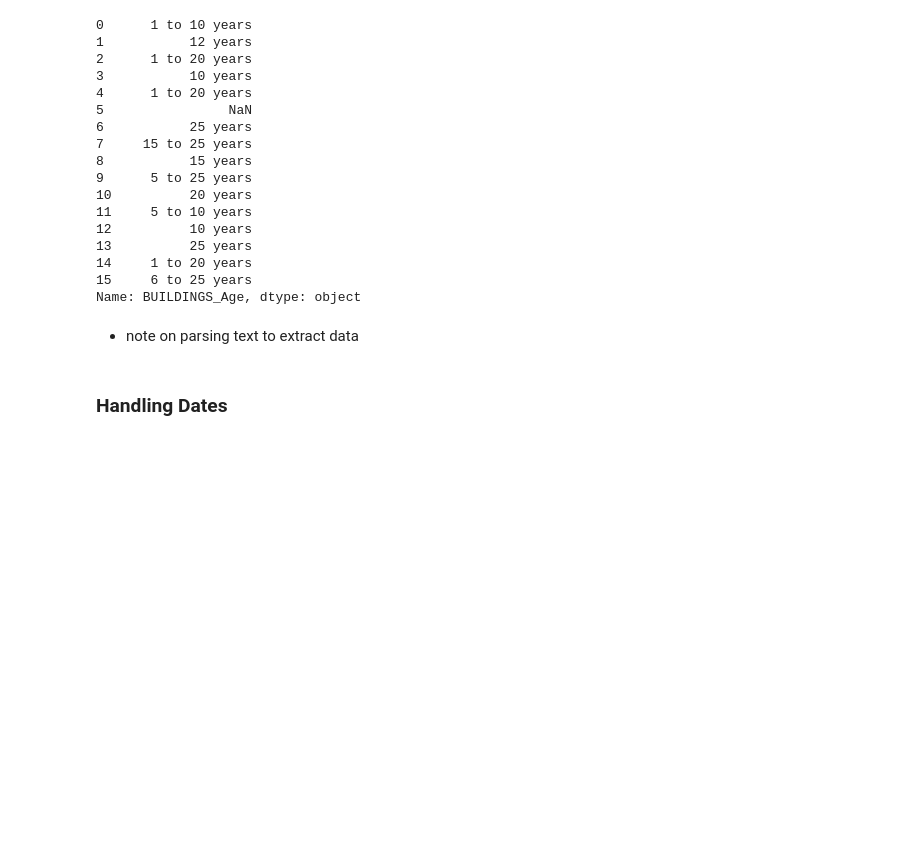
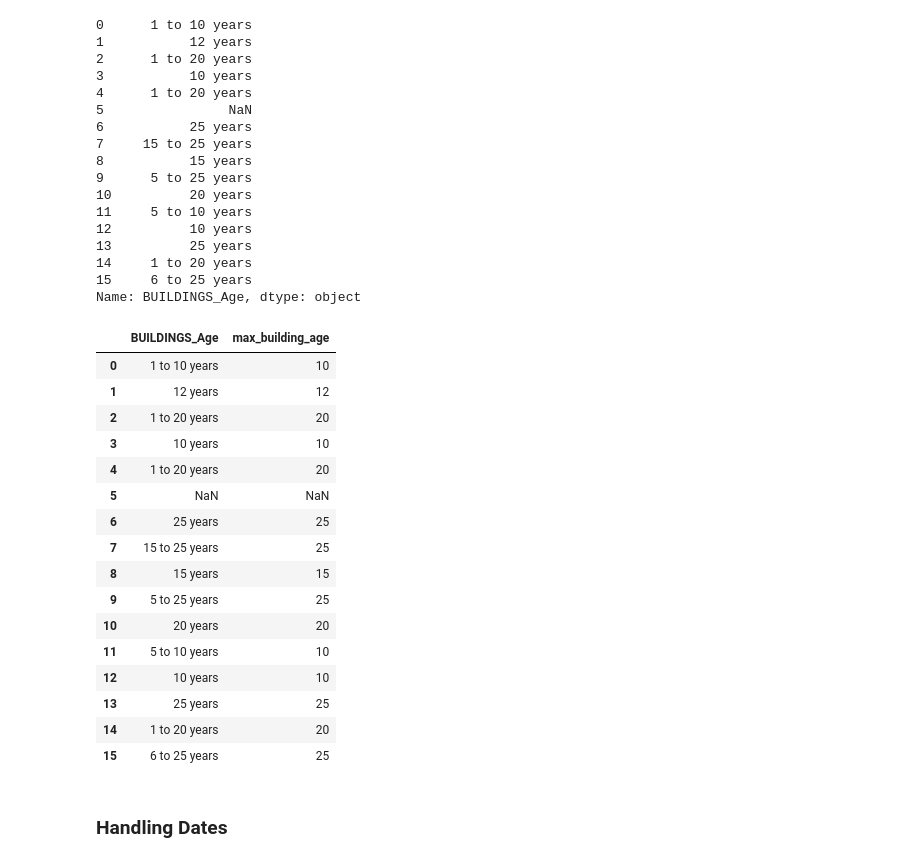
Before and after one commit to umd-cases/dcic_baltimore-notebook, a Jupyter notebook: baltimore_redlining_notebook/notebook/Baltimore .ipynb, the cells around one changed output. Drawn from its saved outputs; the diff is of its cells as text; code cells hidden in the pictures; blank space fills up the shorter version.

```diff
--- a/baltimore_redlining_notebook/notebook/Baltimore .ipynb
+++ b/baltimore_redlining_notebook/notebook/Baltimore .ipynb
@@ -303,5 +307,3 @@ df.ix[0:15,'BUILDINGS_Age']
 14     1 to 20 years
 15     6 to 25 years
 Name: BUILDINGS_Age, dtype: object
-# %% [markdown]
-- note on parsing text to extract data
@@ -317,2 +312,22 @@ df['max_annual_income'] = df['INHABITANTS_Annual_Income'].str.extract('([^\D]+$)
+# %%
+df.ix[0:15,['BUILDINGS_Age','max_building_age']]
+# %% [output]
+|  | BUILDINGS_Age | max_building_age |
+| 0 | 1 to 10 years | 10 |
+| 1 | 12 years | 12 |
+| 2 | 1 to 20 years | 20 |
+| 3 | 10 years | 10 |
+| 4 | 1 to 20 years | 20 |
+| 5 | NaN | NaN |
+| 6 | 25 years | 25 |
+| 7 | 15 to 25 years | 25 |
+| 8 | 15 years | 15 |
+| 9 | 5 to 25 years | 25 |
+| 10 | 20 years | 20 |
+| 11 | 5 to 10 years | 10 |
+| 12 | 10 years | 10 |
+| 13 | 25 years | 25 |
+| 14 | 1 to 20 years | 20 |
+| 15 | 6 to 25 years | 25 |
 # %% [markdown]
 ### Handling Dates
```
Also changed, not shown: parts of 35 cells of this notebook, 1 other file.
